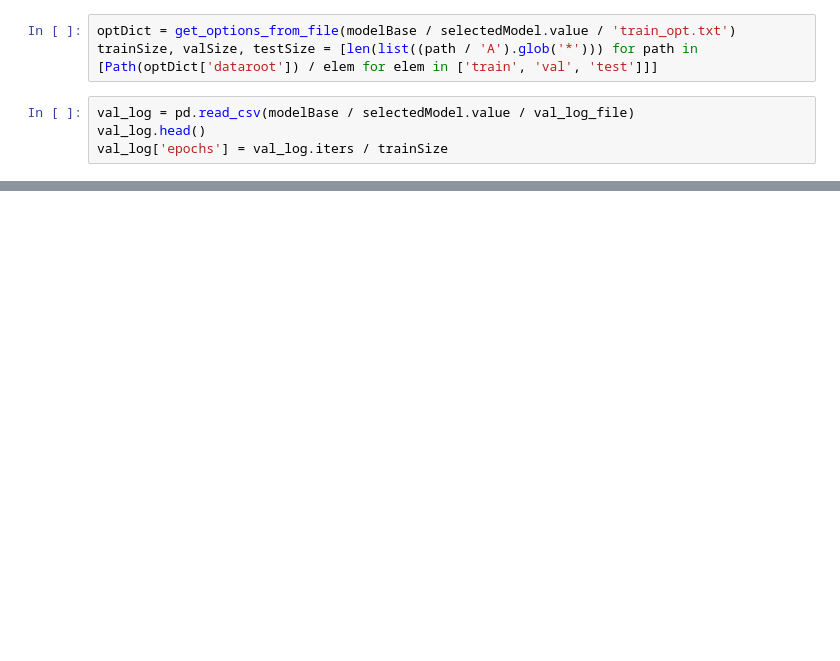
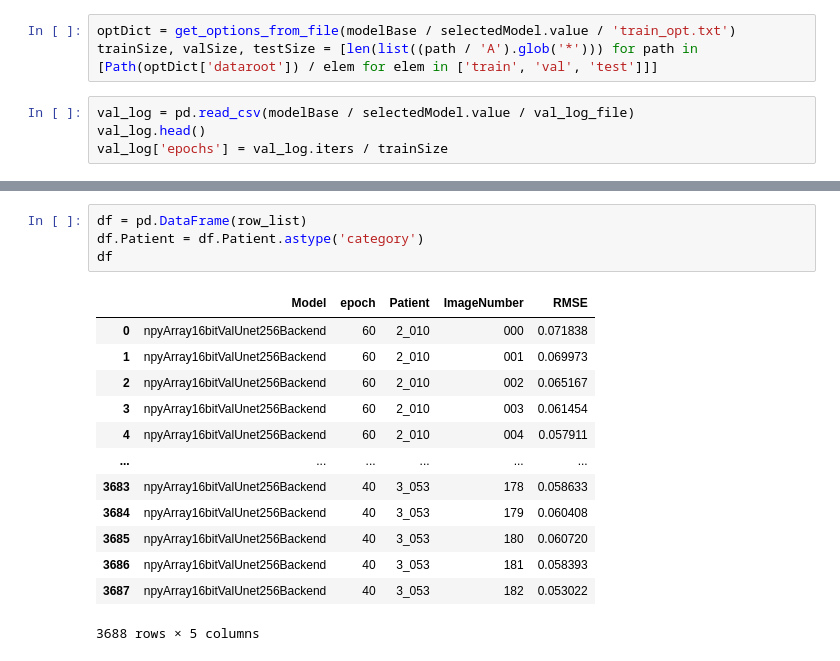
Before and after one commit to skarrea/pytorch-CycleGAN-and-pix2pix, a Jupyter notebook: displayModelPerformance.ipynb, the cells around one changed output, grey strips where cells are left out. Drawn from its saved outputs; the diff is of its cells as text; blank space fills up the shorter version.

```diff
--- a/displayModelPerformance.ipynb
+++ b/displayModelPerformance.ipynb
@@ -58,0 +122,18 @@ ax2.set_xlabel('total iters');
+# %%
+df = pd.DataFrame(row_list)
+df.Patient = df.Patient.astype('category')
+df
+# %% [output]
+|  | Model | epoch | Patient | ImageNumber | RMSE |
+| 0 | npyArray16bitValUnet256Backend | 60 | 2_010 | 000 | 0.071838 |
+| 1 | npyArray16bitValUnet256Backend | 60 | 2_010 | 001 | 0.069973 |
+| 2 | npyArray16bitValUnet256Backend | 60 | 2_010 | 002 | 0.065167 |
+| 3 | npyArray16bitValUnet256Backend | 60 | 2_010 | 003 | 0.061454 |
+| 4 | npyArray16bitValUnet256Backend | 60 | 2_010 | 004 | 0.057911 |
+| ... | ... | ... | ... | ... | ... |
+| 3683 | npyArray16bitValUnet256Backend | 40 | 3_053 | 178 | 0.058633 |
+| 3684 | npyArray16bitValUnet256Backend | 40 | 3_053 | 179 | 0.060408 |
+| 3685 | npyArray16bitValUnet256Backend | 40 | 3_053 | 180 | 0.060720 |
+| 3686 | npyArray16bitValUnet256Backend | 40 | 3_053 | 181 | 0.058393 |
+| 3687 | npyArray16bitValUnet256Backend | 40 | 3_053 | 182 | 0.053022 |
+3688 rows × 5 columns
```
Also changed, not shown: parts of 14 cells of this notebook, 15 other files.
